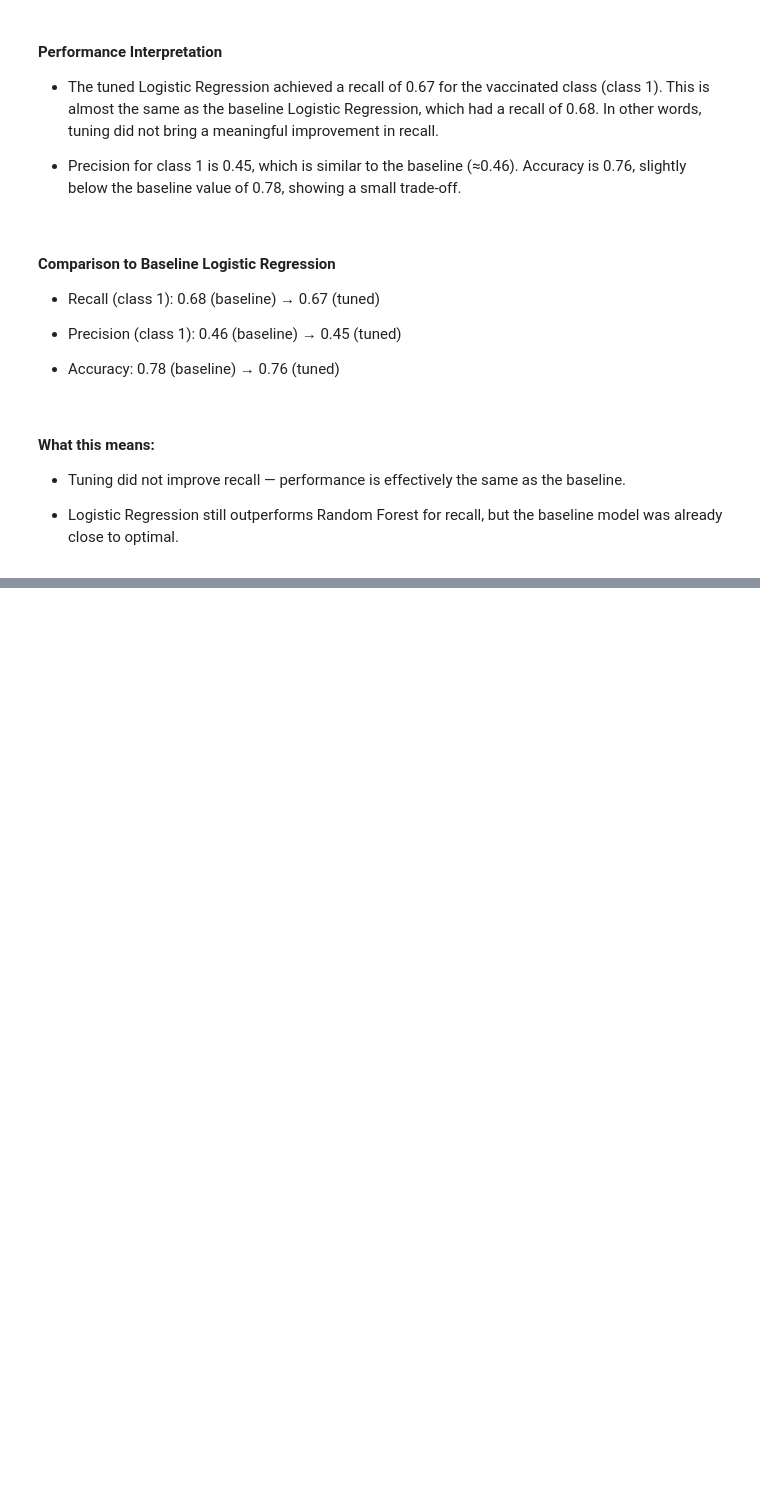
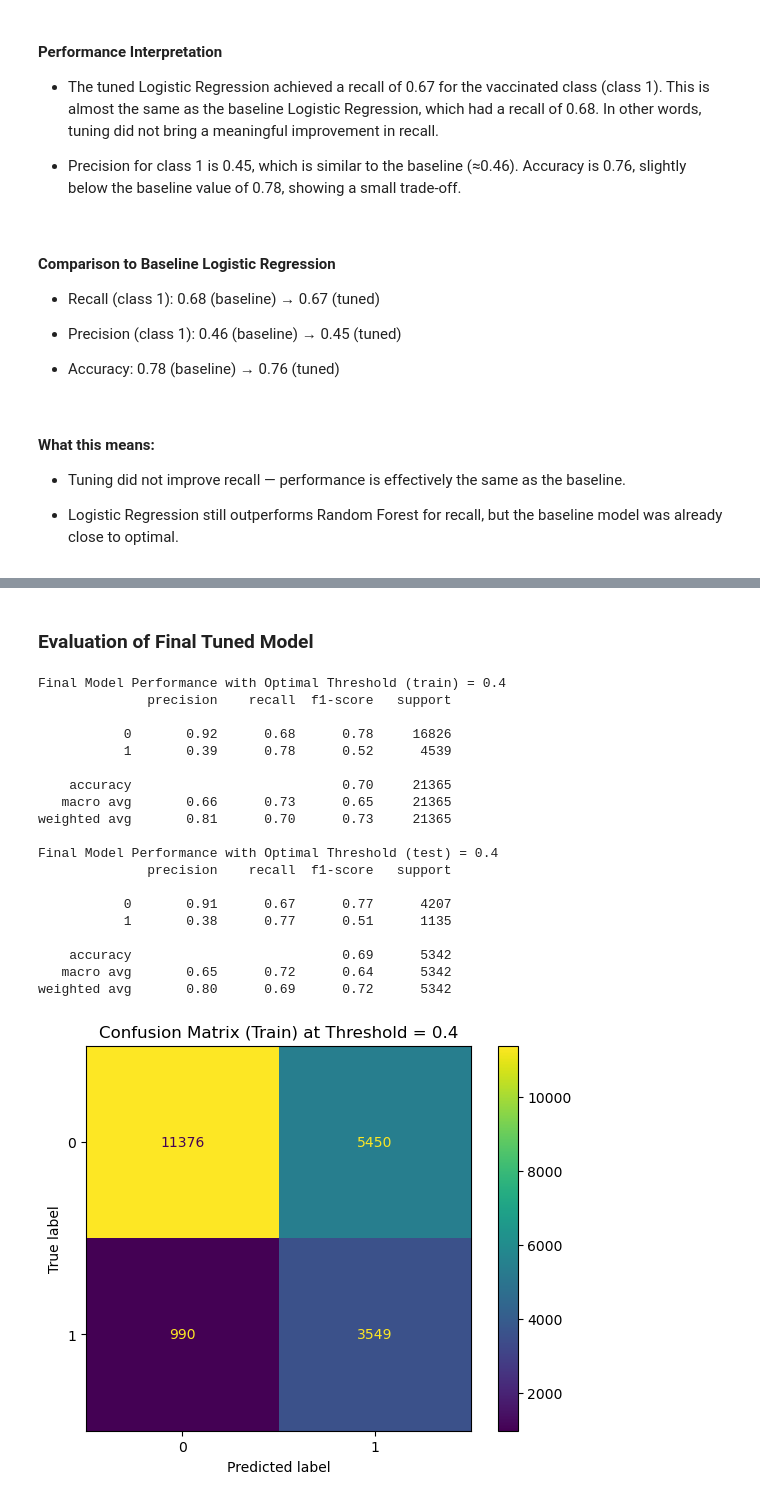
Before and after one commit to patsi-dev/Phase-3-Project, a Jupyter notebook: index.ipynb, the cells around one changed output, grey strips where cells are left out. Drawn from its saved outputs; the diff is of its cells as text; code cells hidden in the pictures; blank space fills up the shorter version.

```diff
--- a/index.ipynb
+++ b/index.ipynb
@@ -1164,0 +1233,54 @@ Threshold: 0.00, Recall: 1.00, Precision: 0.21
+# %% [markdown]
+### Evaluation of Final Tuned Model
+# %%
+
+# Getting the predicted probabilities for the positive class (1)
+y_proba_train = lr_model.predict_proba(X_train_processed)[:, 1]
+y_proba_test = lr_model.predict_proba(X_test_processed)[:, 1]
+
+optimal_threshold = 0.4
+
+# Apply the chosen threshold to get final business-ready predictions
+final_predictions_train = (y_proba_train >= optimal_threshold).astype(int)
+final_predictions_test = (y_proba_test >= optimal_threshold).astype(int)
+
+# Generate a final classification report
+print(f"Final Model Performance with Optimal Threshold (train) = {optimal_threshold}")
+print(classification_report(y_train, final_predictions_train))
+
+print(f"Final Model Performance with Optimal Threshold (test) = {optimal_threshold}")
+print(classification_report(y_test, final_predictions_test))
+
+
+# Confusion matrix for training data
+fig, ax = plt.subplots(figsize=(7, 5))
+ConfusionMatrixDisplay.from_predictions(y_train, final_predictions_train, ax=ax)
+plt.title(f'Confusion Matrix (Train) at Threshold = {optimal_threshold}')
+plt.show()
+
+# Confusion matrix for test data
+fig, ax = plt.subplots(figsize=(7, 5))
+ConfusionMatrixDisplay.from_predictions(y_test, final_predictions_test, ax=ax)
+plt.title(f'Confusion Matrix (Test) at Threshold = {optimal_threshold}')
+plt.show()
+# %% [output]
+Final Model Performance with Optimal Threshold (train) = 0.4
+              precision    recall  f1-score   support
+
+           0       0.92      0.68      0.78     16826
+           1       0.39      0.78      0.52      4539
+
+    accuracy                           0.70     21365
+   macro avg       0.66      0.73      0.65     21365
+weighted avg       0.81      0.70      0.73     21365
+
+Final Model Performance with Optimal Threshold (test) = 0.4
+              precision    recall  f1-score   support
+
+           0       0.91      0.67      0.77      4207
+           1       0.38      0.77      0.51      1135
+
+    accuracy                           0.69      5342
+   macro avg       0.65      0.72      0.64      5342
+weighted avg       0.80      0.69      0.72      5342
+[figure, added]
```
Also changed, not shown: parts of 16 cells of this notebook.
